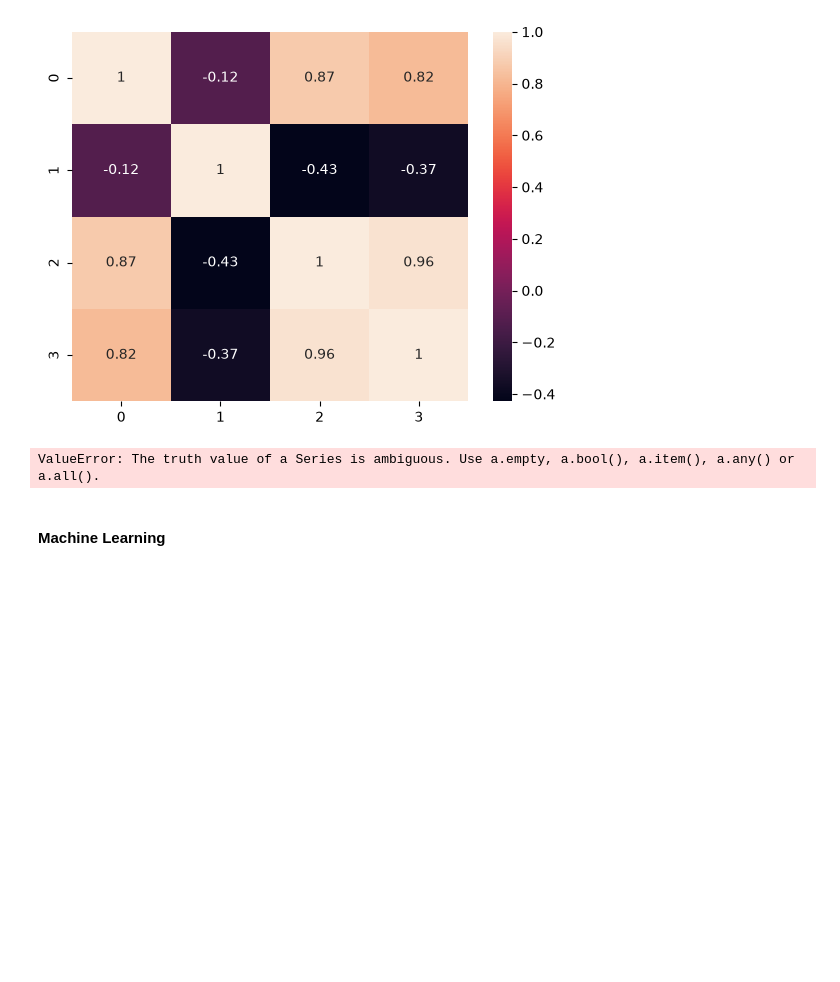
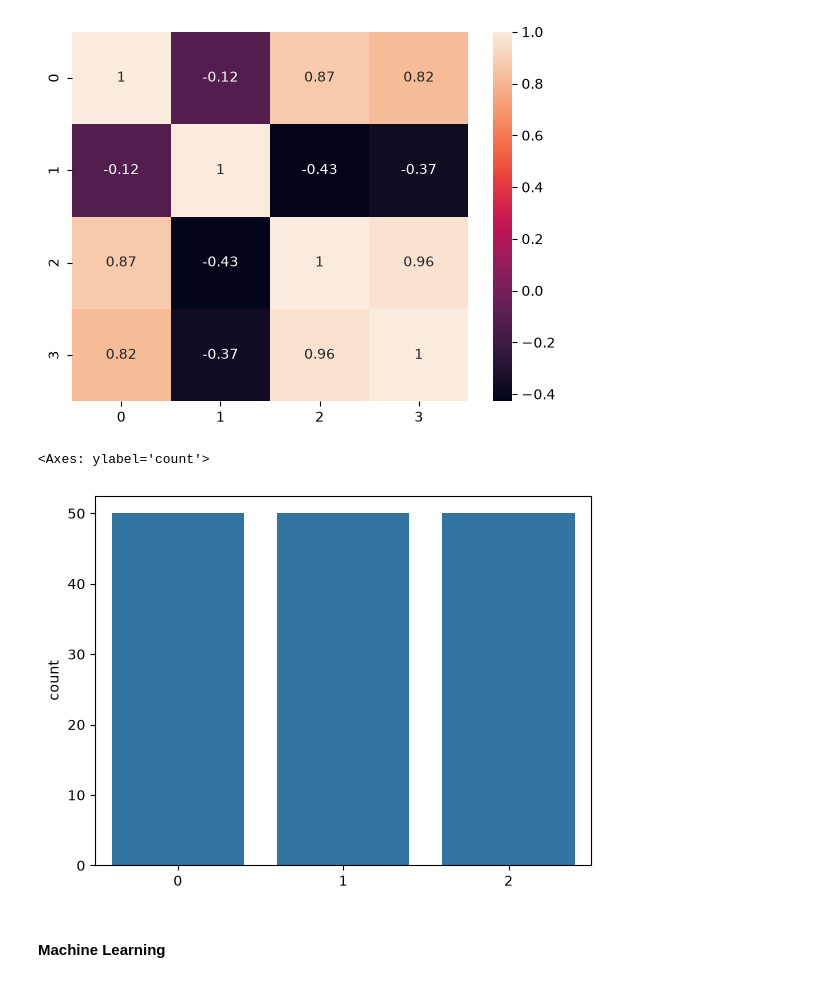
Before and after one commit to mdkaifsiddique/Data-analysis-with-Python, a Jupyter notebook: Data_analysis_with_python.ipynb, the cells around one changed output. Cells and saved outputs as stored; diff of their text form; code cells hidden in the pictures; blank space fills up the shorter version.

```diff
--- a/Data_analysis_with_python.ipynb
+++ b/Data_analysis_with_python.ipynb
@@ -293,8 +294,10 @@ sns.heatmap(crr_mat,annot=True)
 # %%
 ## Assignment-2 :plot all graph
 # %%
+sns.countplot(x=iris.target)
 # %% [output]
-ValueError: The truth value of a Series is ambiguous. Use a.empty, a.bool(), a.item(), a.any() or a.all().
+<Axes: ylabel='count'>
+[figure, added]
 # %% [markdown]
 #### Machine Learning
 # %% [markdown]
```
Also changed, not shown: parts of 6 cells of this notebook.
